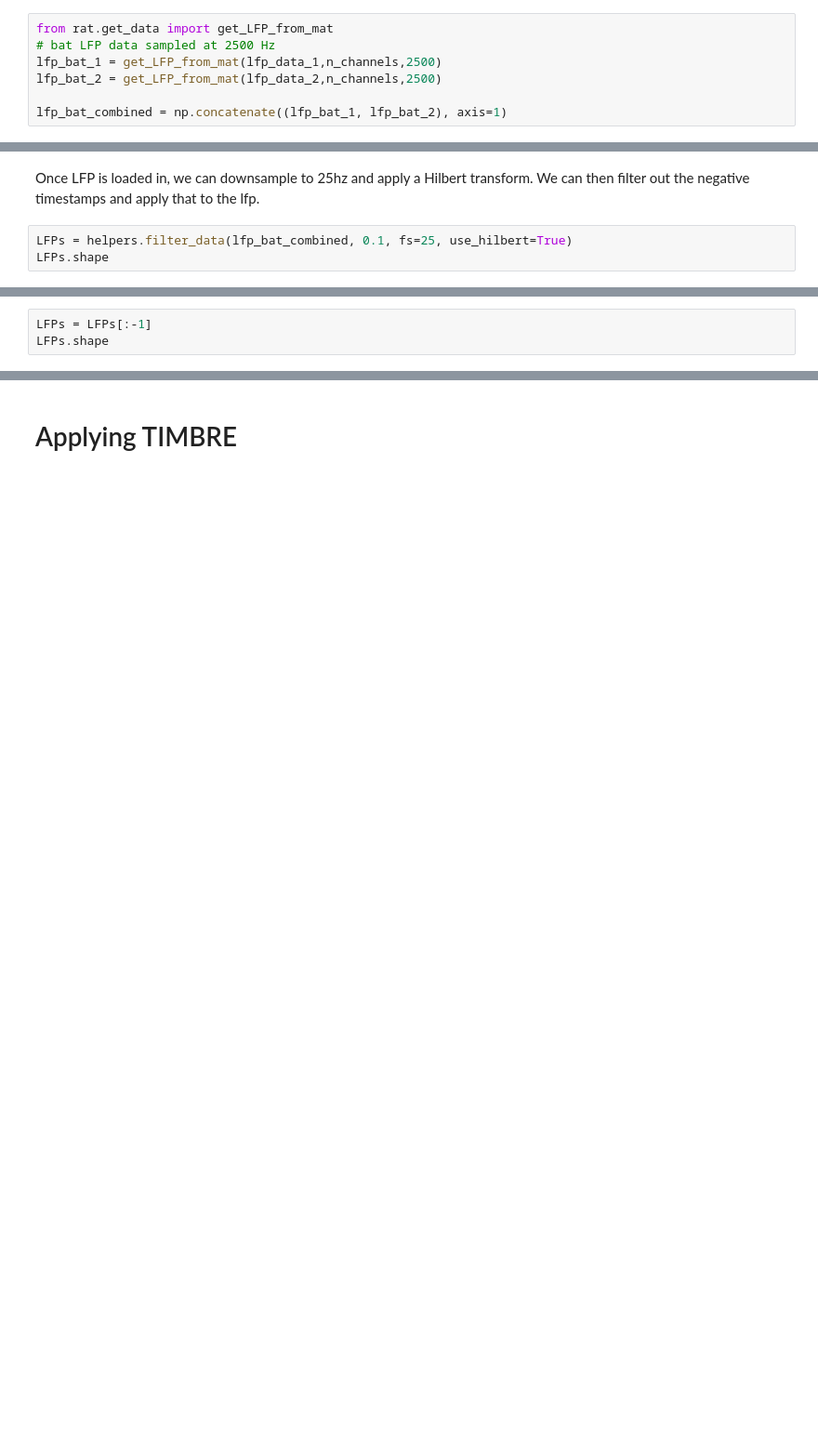
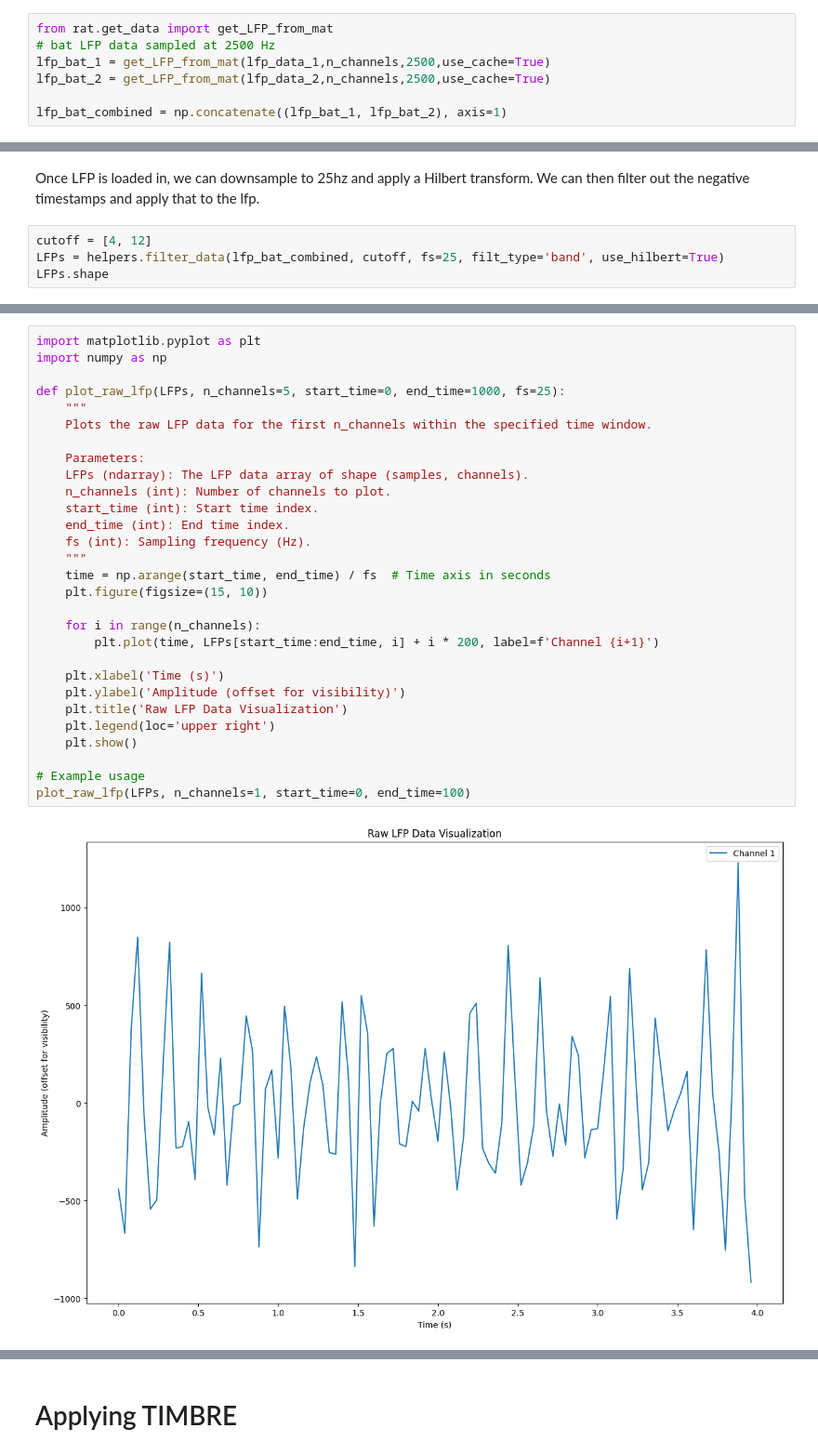
Before and after one commit to ben-toker/batTIMBRE, a Jupyter notebook: bat_TIMBRE.ipynb, the cells around one changed output, grey strips where cells are left out. Shown: that part at 93% size. Cells and saved outputs as stored; diff of their text form; blank space fills up the shorter version.

Commit message:
further organized file structure, changed filtering on LFP to bandpass, added extra synchrony checks

```diff
--- a/bat_TIMBRE.ipynb
+++ b/bat_TIMBRE.ipynb
@@ -164,8 +218,8 @@ n_channels = lfp_data_1.shape[0] #same # of channels for lfp_data_1 and lfp_data
 # %%
 from rat.get_data import get_LFP_from_mat
 # bat LFP data sampled at 2500 Hz
-lfp_bat_1 = get_LFP_from_mat(lfp_data_1,n_channels,2500)
-lfp_bat_2 = get_LFP_from_mat(lfp_data_2,n_channels,2500)
+lfp_bat_1 = get_LFP_from_mat(lfp_data_1,n_channels,2500,use_cache=True)
+lfp_bat_2 = get_LFP_from_mat(lfp_data_2,n_channels,2500,use_cache=True)
 
 lfp_bat_combined = np.concatenate((lfp_bat_1, lfp_bat_2), axis=1)
 # %%
@@ -175,5 +233,6 @@ print("lfp_bat_combined shape:", lfp_bat_combined.shape) # (n_samples, 2*n_chann
 # %% [markdown]
 Once LFP is loaded in, we can downsample to 25hz and apply a Hilbert transform. We can then filter out the negative timestamps and apply that to the lfp.
 # %%
-LFPs = helpers.filter_data(lfp_bat_combined, 0.1, fs=25, use_hilbert=True)
+cutoff = [4, 12]
+LFPs = helpers.filter_data(lfp_bat_combined, cutoff, fs=25, filt_type='band', use_hilbert=True)
 LFPs.shape
@@ -183,3 +245,0 @@ LFPs.shape
-# %%
-LFPs = LFPs[:-1]
-LFPs.shape
@@ -187,0 +246,31 @@ LFPs[0:10]
+# %%
+import matplotlib.pyplot as plt
+import numpy as np
+
+def plot_raw_lfp(LFPs, n_channels=5, start_time=0, end_time=1000, fs=25):
+    """
+    Plots the raw LFP data for the first n_channels within the specified time window.
+
+    Parameters:
+    LFPs (ndarray): The LFP data array of shape (samples, channels).
+    n_channels (int): Number of channels to plot.
+    start_time (int): Start time index.
+    end_time (int): End time index.
+    fs (int): Sampling frequency (Hz).
+    """
+    time = np.arange(start_time, end_time) / fs  # Time axis in seconds
+    plt.figure(figsize=(15, 10))
+
+    for i in range(n_channels):
+        plt.plot(time, LFPs[start_time:end_time, i] + i * 200, label=f'Channel {i+1}')
+
+    plt.xlabel('Time (s)')
+    plt.ylabel('Amplitude (offset for visibility)')
+    plt.title('Raw LFP Data Visualization')
+    plt.legend(loc='upper right')
+    plt.show()
+
+# Example usage
+plot_raw_lfp(LFPs, n_channels=1, start_time=0, end_time=100)
+# %% [output]
+[figure, added]
```
Also changed, not shown: parts of 33 cells of this notebook, 4 other files.
